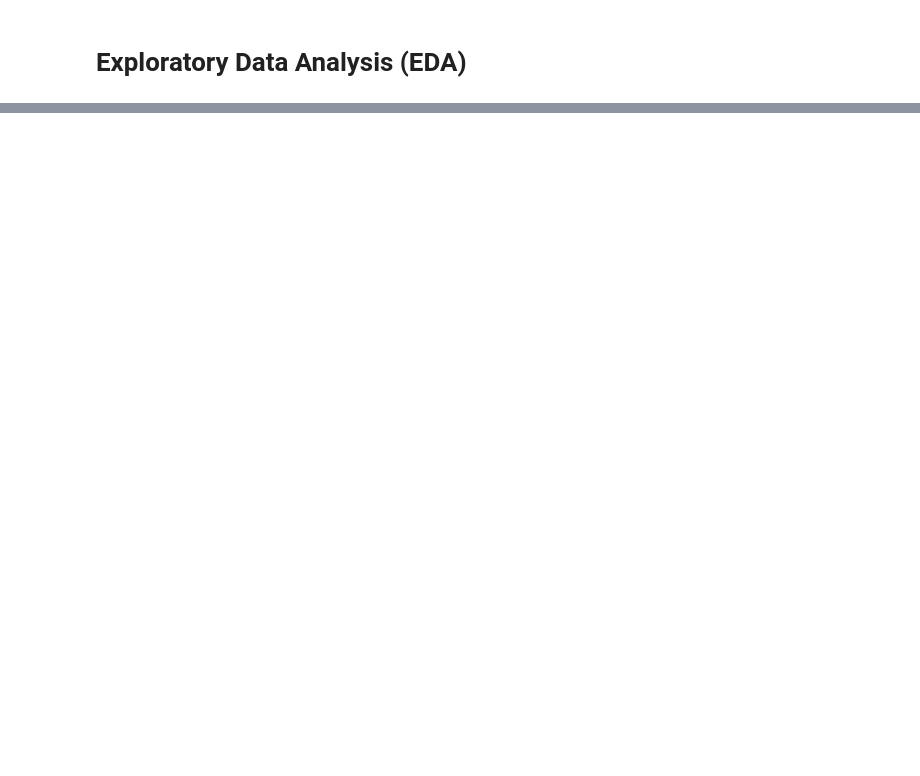
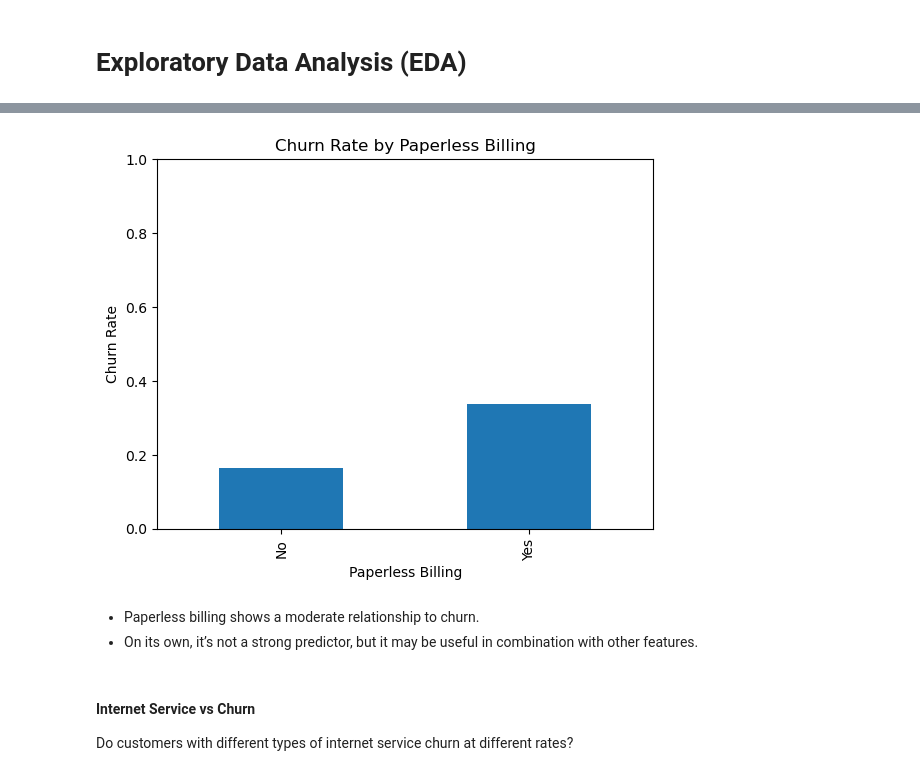
Before and after one commit to littleteapot3/customer-churn-ml-model, a Jupyter notebook: fp_notebook.ipynb, the cells around one changed output, grey strips where cells are left out. Saved outputs shown, nothing was run; the diff lists cells and outputs as text; code cells hidden in the pictures; blank space fills up the shorter version.

```diff
--- a/fp_notebook.ipynb
+++ b/fp_notebook.ipynb
@@ -749,0 +901,23 @@ After merging the datasets, we found:
+# %%
+# Create a readable column using a map
+df_encoded['paperless'] = df_encoded['paperlessbilling_Yes'].map({True: 'Yes', False: 'No'})
+# %%
+# Calculate churn
+paperless_churn = df_encoded.groupby('paperless')['churn'].mean()
+paperless_churn = 1 - paperless_churn  # Flip to show churn rate
+
+# Plot
+paperless_churn.plot(kind='bar',
+                     title='Churn Rate by Paperless Billing',
+                     ylabel='Churn Rate',
+                     xlabel='Paperless Billing')
+plt.ylim(0, 1)
+plt.show()
+# %% [output]
+[figure, added]
+# %% [markdown]
+- Paperless billing shows a moderate relationship to churn.
+- On its own, it’s not a strong predictor, but it may be useful in combination with other features.
+# %% [markdown]
+#### Internet Service vs Churn
+Do customers with different types of internet service churn at different rates?
```
Also changed, not shown: parts of 33 cells of this notebook.
